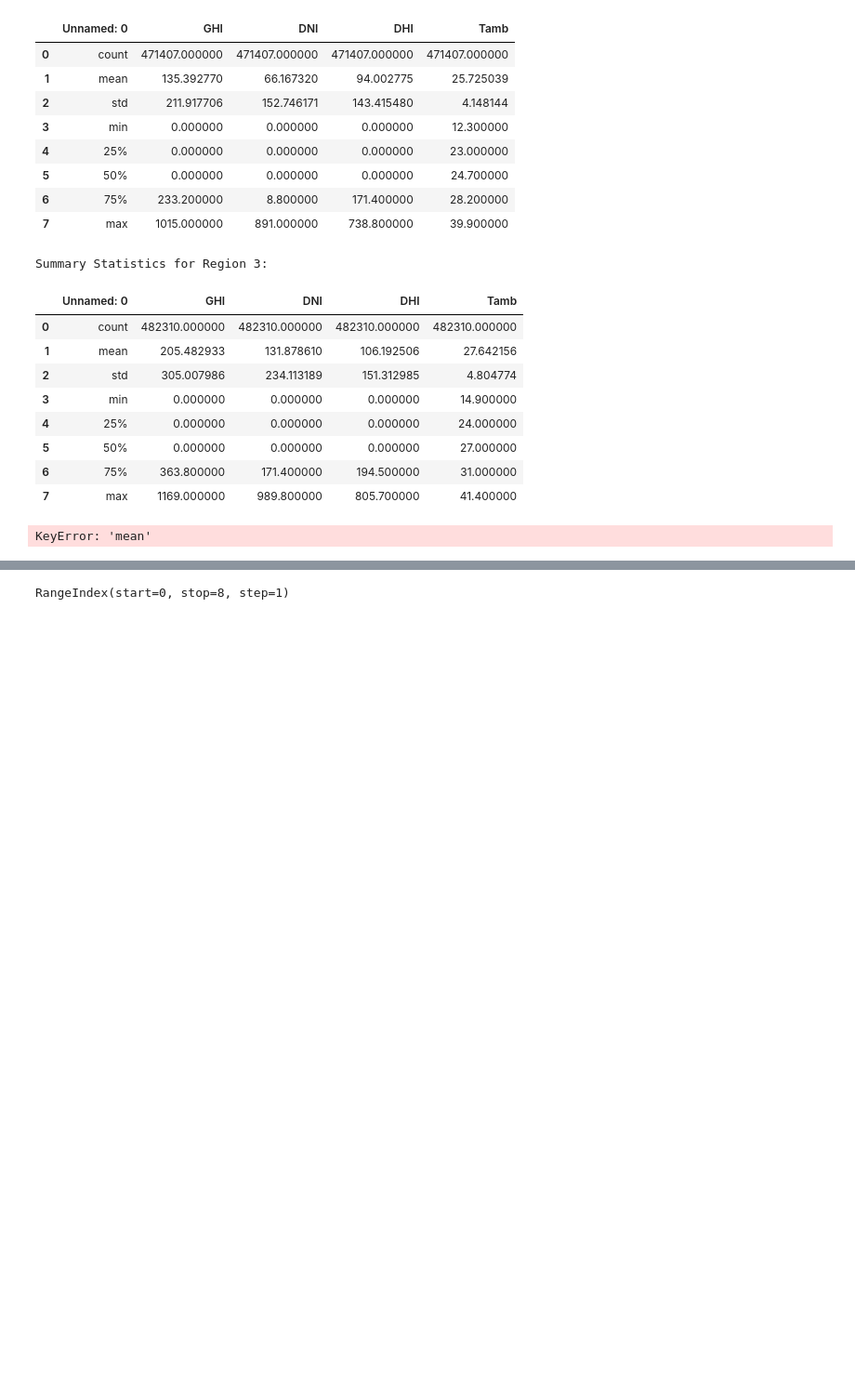
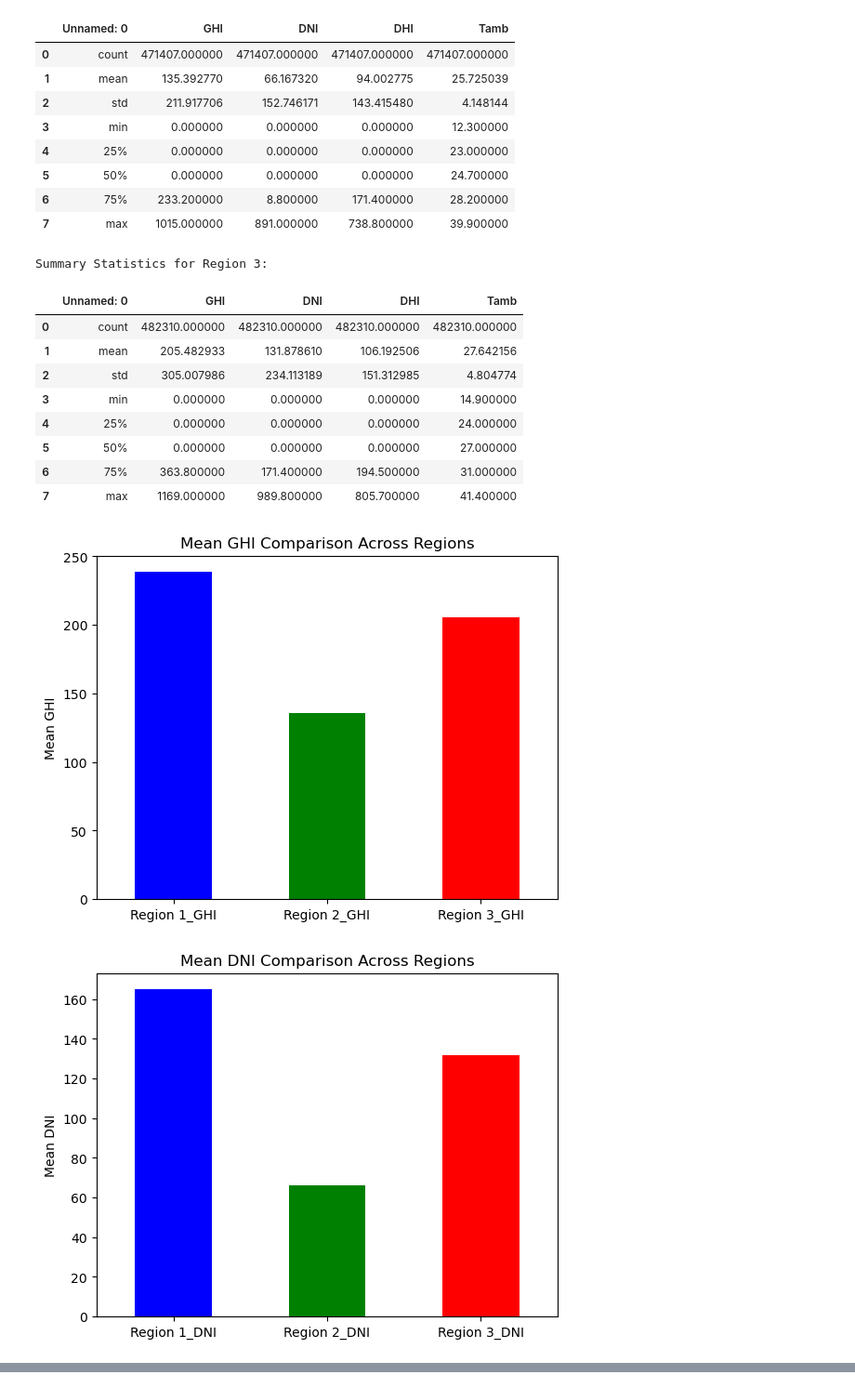
Before and after one commit to Begizew2112/10academykifiya-AIM-week0, a Jupyter notebook: notbooks/combined.ipynb, the cells around one changed output, grey strips where cells are left out. Shown: that part at 93% size. Drawn from its saved outputs; the diff is of its cells as text; code cells hidden in the pictures; blank space fills up the shorter version.

```diff
--- a/notbooks/combined.ipynb
+++ b/notbooks/combined.ipynb
@@ -51,26 +51,47 @@ Summary Statistics for Region 3:
 # %%
 import matplotlib.pyplot as plt
 
-# Plot a bar chart for mean values of GHI across all regions
-combined_summary.loc['mean'][['Region 1_GHI', 'Region 2_GHI', 'Region 3_GHI']].plot(kind='bar')
+
+# Combine the summary statistics into one DataFrame for easier plotting
+combined_summary = pd.concat([summary_region1.set_index('Unnamed: 0'),
+                              summary_region2.set_index('Unnamed: 0'),
+                              summary_region3.set_index('Unnamed: 0')],
+                             axis=1)
+
+# Rename columns for clarity
+combined_summary.columns = ['Region 1_GHI', 'Region 1_DNI', 'Region 1_DHI', 'Region 1_Tamb',
+                            'Region 2_GHI', 'Region 2_DNI', 'Region 2_DHI', 'Region 2_Tamb',
+                            'Region 3_GHI', 'Region 3_DNI', 'Region 3_DHI', 'Region 3_Tamb']
+
+# Plot bar charts to compare mean values for each metric across the regions
+
+# GHI comparison
+combined_summary.loc['mean'][['Region 1_GHI', 'Region 2_GHI', 'Region 3_GHI']].plot(kind='bar', color=['blue', 'green', 'red'])
 plt.title('Mean GHI Comparison Across Regions')
 plt.ylabel('Mean GHI')
+plt.xticks(rotation=0)
 plt.show()
 
-# Similarly, plot for DNI, DHI, and Tamb
-combined_summary.loc['mean'][['Region 1_DNI', 'Region 2_DNI', 'Region 3_DNI']].plot(kind='bar')
+# DNI comparison
+combined_summary.loc['mean'][['Region 1_DNI', 'Region 2_DNI', 'Region 3_DNI']].plot(kind='bar', color=['blue', 'green', 'red'])
 plt.title('Mean DNI Comparison Across Regions')
 plt.ylabel('Mean DNI')
+plt.xticks(rotation=0)
 plt.show()
 
-combined_summary.loc['mean'][['Region 1_DHI', 'Region 2_DHI', 'Region 3_DHI']].plot(kind='bar')
+# DHI comparison
+combined_summary.loc['mean'][['Region 1_DHI', 'Region 2_DHI', 'Region 3_DHI']].plot(kind='bar', color=['blue', 'green', 'red'])
 plt.title('Mean DHI Comparison Across Regions')
 plt.ylabel('Mean DHI')
+plt.xticks(rotation=0)
 plt.show()
 
-combined_summary.loc['mean'][['Region 1_Tamb', 'Region 2_Tamb', 'Region 3_Tamb']].plot(kind='bar')
-plt.title('Mean Temperature Comparison Across Regions')
+# Tamb comparison
+combined_summary.loc['mean'][['Region 1_Tamb', 'Region 2_Tamb', 'Region 3_Tamb']].plot(kind='bar', color=['blue', 'green', 'red'])
+plt.title('Mean Temperature (Tamb) Comparison Across Regions')
 plt.ylabel('Mean Temperature (Tamb)')
+plt.xticks(rotation=0)
 plt.show()
 # %% [output]
-KeyError: 'mean'
+[figure, added]
+[figure, added]
@@ -77,5 +99,0 @@ KeyError: 'mean'
-# %%
-# Print the index of the combined_summary DataFrame
-print(combined_summary.index)
-# %% [output]
-RangeIndex(start=0, stop=8, step=1)
```
Also changed, not shown: parts of 16 cells of this notebook, 10 other files.
